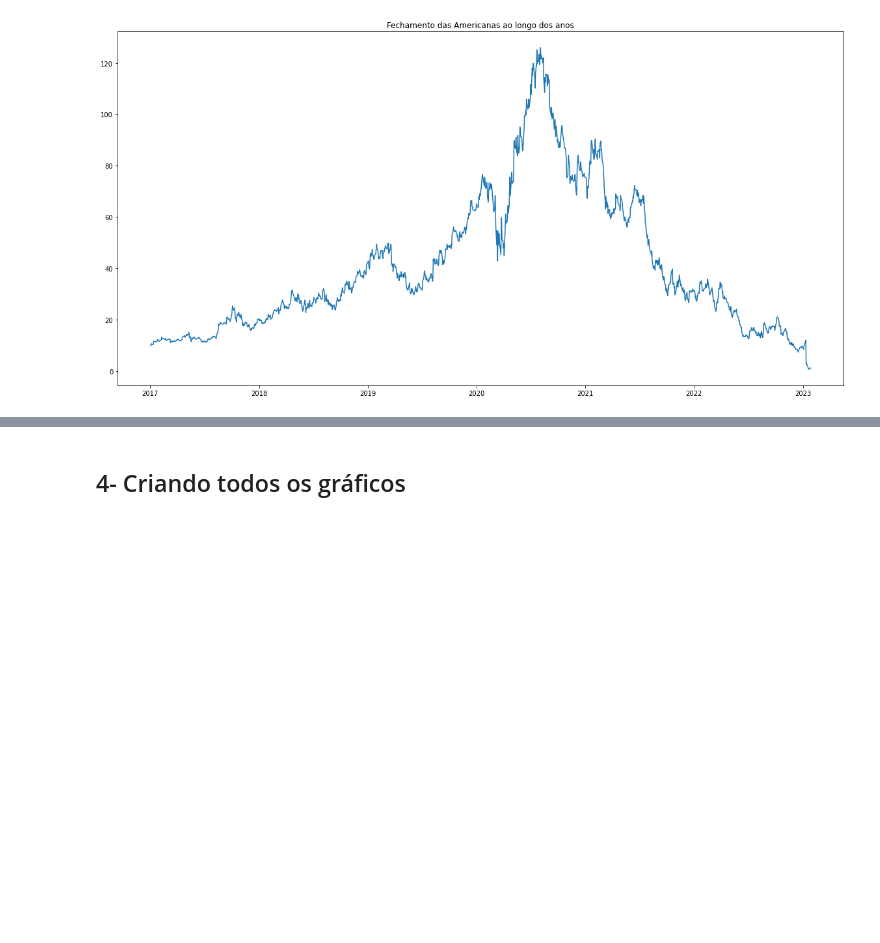
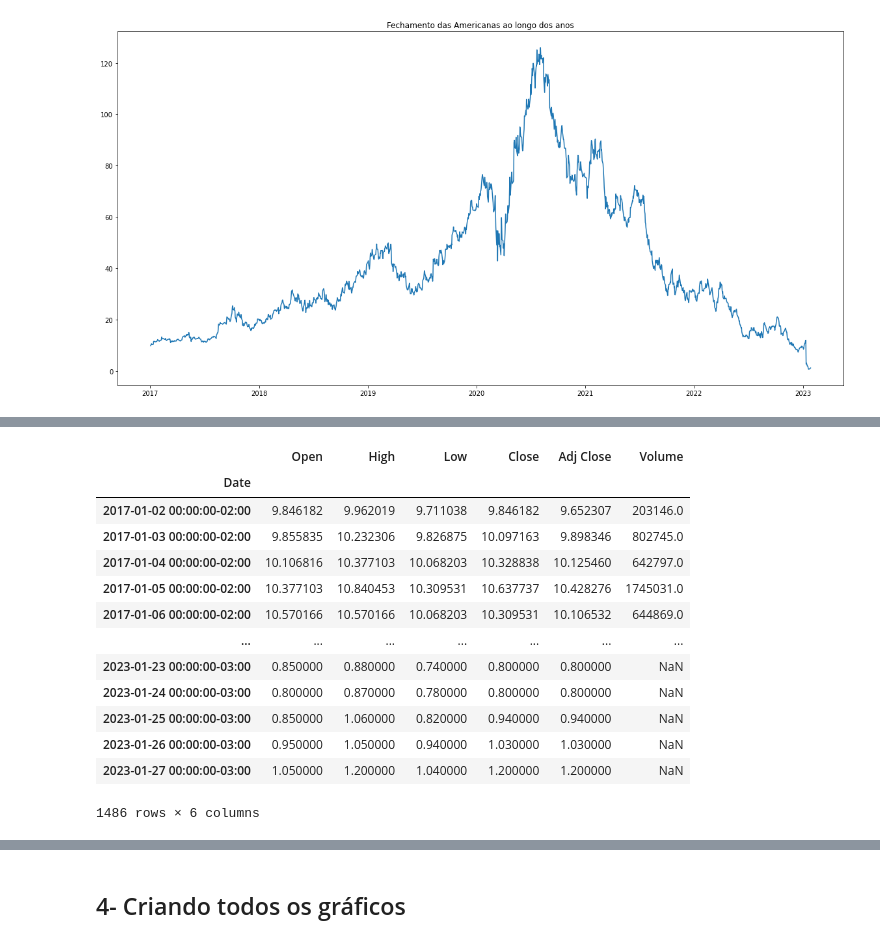
Before and after one commit to brendasfarias/trabindividual1, a Jupyter notebook: trabalho_individual_projeto_previsao_acoes.ipynb, the cells around one changed output, grey strips where cells are left out. Saved outputs shown, nothing was run; the diff lists cells and outputs as text; code cells hidden in the pictures; blank space fills up the shorter version.

```diff
--- a/trabalho_individual_projeto_previsao_acoes.ipynb
+++ b/trabalho_individual_projeto_previsao_acoes.ipynb
@@ -187,0 +233,28 @@ plt.show()
+# %%
+# Deletando os outliers
+
+def drop_outliers(df):
+   q1=df.quantile(0.25)
+   q3=df.quantile(0.75)
+   IQR=q3-q1
+   not_outliers = df[~((df<(q1-1.5*IQR)) | (df>(q3+1.5*IQR)))]
+   outliers_dropped = not_outliers.dropna(subset=['Close'])
+   return outliers_dropped
+
+amer3_clean = drop_outliers(stocks_amer3)
+amer3_clean
+# %% [output]
+|  | Open | High | Low | Close | Adj Close | Volume |
+| Date |  |  |  |  |  |  |
+| 2017-01-02 00:00:00-02:00 | 9.846182 | 9.962019 | 9.711038 | 9.846182 | 9.652307 | 203146.0 |
+| 2017-01-03 00:00:00-02:00 | 9.855835 | 10.232306 | 9.826875 | 10.097163 | 9.898346 | 802745.0 |
+| 2017-01-04 00:00:00-02:00 | 10.106816 | 10.377103 | 10.068203 | 10.328838 | 10.125460 | 642797.0 |
+| 2017-01-05 00:00:00-02:00 | 10.377103 | 10.840453 | 10.309531 | 10.637737 | 10.428276 | 1745031.0 |
+| 2017-01-06 00:00:00-02:00 | 10.570166 | 10.570166 | 10.068203 | 10.309531 | 10.106532 | 644869.0 |
+| ... | ... | ... | ... | ... | ... | ... |
+| 2023-01-23 00:00:00-03:00 | 0.850000 | 0.880000 | 0.740000 | 0.800000 | 0.800000 | NaN |
+| 2023-01-24 00:00:00-03:00 | 0.800000 | 0.870000 | 0.780000 | 0.800000 | 0.800000 | NaN |
+| 2023-01-25 00:00:00-03:00 | 0.850000 | 1.060000 | 0.820000 | 0.940000 | 0.940000 | NaN |
+| 2023-01-26 00:00:00-03:00 | 0.950000 | 1.050000 | 0.940000 | 1.030000 | 1.030000 | NaN |
+| 2023-01-27 00:00:00-03:00 | 1.050000 | 1.200000 | 1.040000 | 1.200000 | 1.200000 | NaN |
+1486 rows × 6 columns
```
Also changed, not shown: parts of 6 cells of this notebook.
